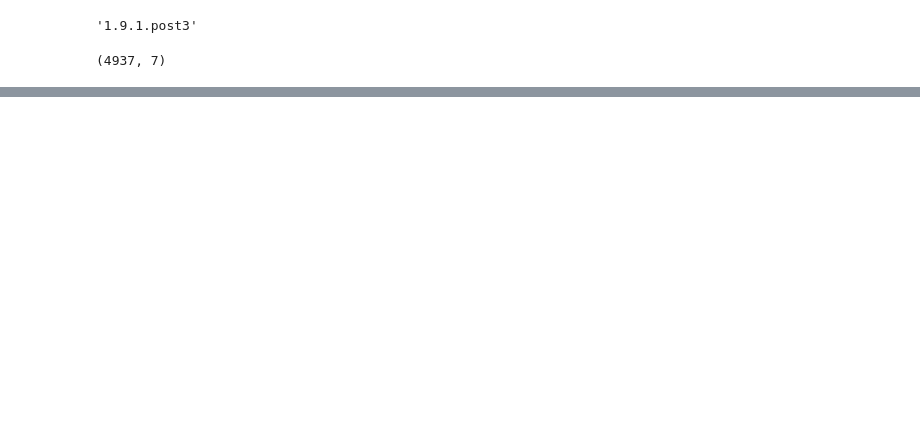
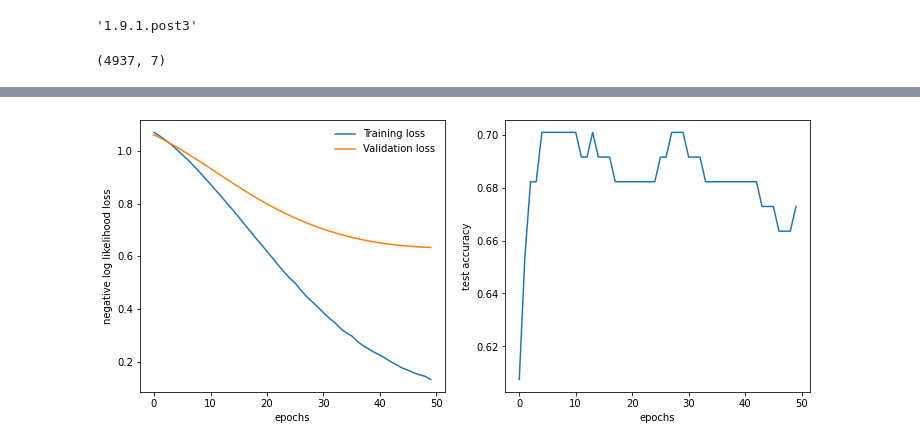
Before and after one commit to razalamb1/political_speech, a Jupyter notebook: 05_cleaning/trying_code.ipynb, the cells around one changed output, grey strips where cells are left out. Cells and saved outputs as stored; diff of their text form; code cells hidden in the pictures; blank space fills up the shorter version.

```diff
--- a/05_cleaning/trying_code.ipynb
+++ b/05_cleaning/trying_code.ipynb
@@ -61,0 +60,29 @@ Name: subreddit, dtype: int64
+# %%
+vectorizer = TfidfVectorizer(lowercase=True)
+x_train = vectorizer.fit_transform(x_train)
+x_test = vectorizer.transform(x_test)
+# %%
+x_train = torch.tensor(scipy.sparse.csr_matrix.todense(x_train)).float()
+x_test = torch.tensor(scipy.sparse.csr_matrix.todense(x_test)).float()
+# %%
+y_train = torch.tensor(y_train.values)
+y_test = torch.tensor(y_test.values)
+# %%
+model = nn.Sequential(nn.Linear(x_train.shape[1], 64),
+                      nn.ReLU(),
+                      nn.Dropout(0.1),
+                      nn.Linear(64, df['subreddit'].nunique()),
+                      nn.LogSoftmax(dim=1))
+
+# Define the loss
+criterion = nn.NLLLoss()
+
+# Forward pass, get our logits
+logps = model(x_train)
+# Calculate the loss with the logits and the labels
+loss = criterion(logps, y_train)
+
+loss.backward()
+
+# Optimizers require the parameters to optimize and a learning rate
+optimizer = optim.Adam(model.parameters(), lr=0.002)
@@ -61,0 +144,14 @@ Name: subreddit, dtype: int64
+# %%
+plt.figure(figsize=(12, 5))
+ax = plt.subplot(121)
+plt.xlabel('epochs')
+plt.ylabel('negative log likelihood loss')
+plt.plot(train_losses, label='Training loss')
+plt.plot(test_losses, label='Validation loss')
+plt.legend(frameon=False);
+plt.subplot(122)
+plt.xlabel('epochs')
+plt.ylabel('test accuracy')
+plt.plot(test_accuracies);
+# %% [output]
+[figure, added]
```
Also changed, not shown: parts of 9 cells of this notebook, 2 other files.
